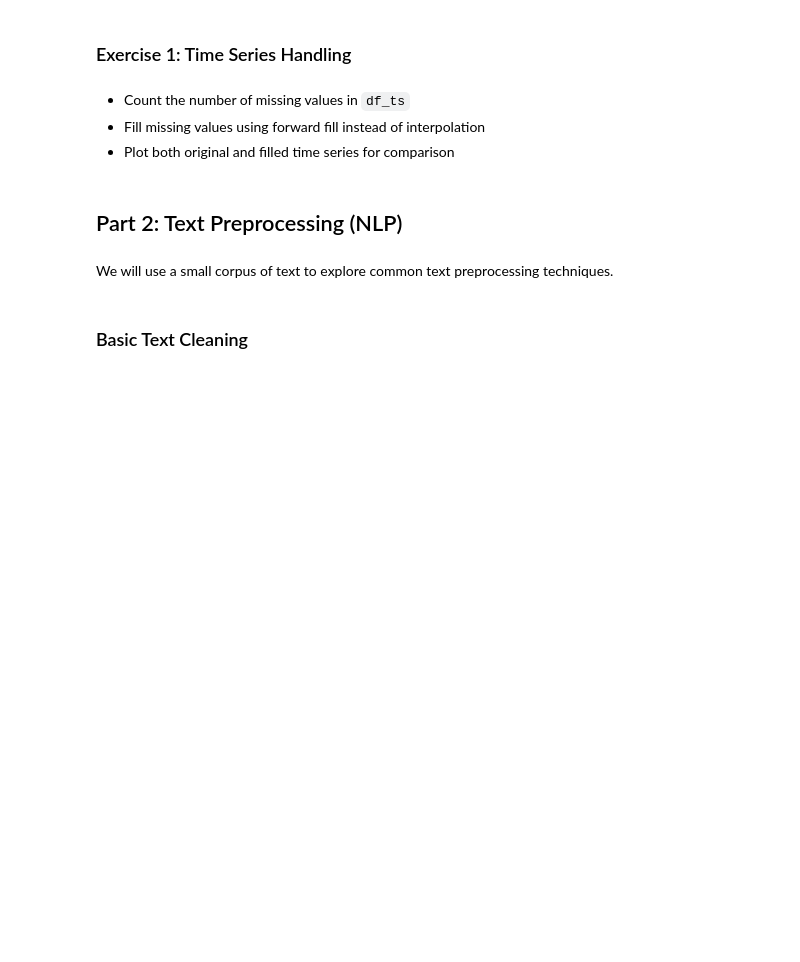
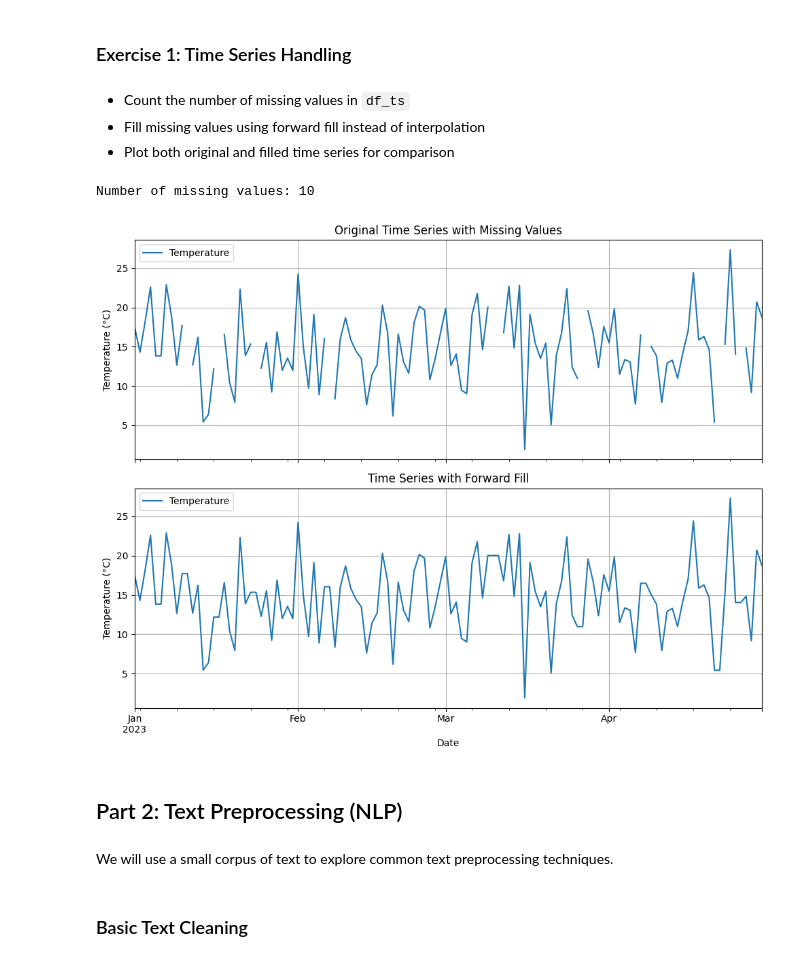
Before and after one commit to charlotte-waegeneire/Cours-Data-Science-M2, a Jupyter notebook: DataScience/Exercice_3.ipynb, the cells around one changed output. Cells and saved outputs as stored; diff of their text form; code cells hidden in the pictures; blank space fills up the shorter version.

```diff
--- a/DataScience/Exercice_3.ipynb
+++ b/DataScience/Exercice_3.ipynb
@@ -51,8 +69,30 @@ df_weekly.head()
 - Fill missing values using forward fill instead of interpolation
 - Plot both original and filled time series for comparison
 # %%
-# TODO: Fill missing values using ffill
+# Count the number of missing values in df_ts
+missing_count = df_ts["Temperature"].isna().sum()
+print(f"Number of missing values: {missing_count}")
+
+# Fill missing values using forward fill instead of interpolation
 df_ffill = df_ts.fillna(method="ffill")
+
+fig, axes = plt.subplots(2, 1, figsize=(10, 8), sharex=True)
+
+# Plot original data with missing values
+df_ts.plot(ax=axes[0], title="Original Time Series with Missing Values")
+axes[0].set_ylabel("Temperature (°C)")
+axes[0].grid(True)
+
+# Plot filled data
+df_ffill.plot(ax=axes[1], title="Time Series with Forward Fill")
+axes[1].set_ylabel("Temperature (°C)")
+axes[1].grid(True)
+
+plt.tight_layout()
+plt.show()
+# %% [output]
+Number of missing values: 10
+[figure, added]
 # %% [markdown]
 ## Part 2: Text Preprocessing (NLP)
 # %% [markdown]
```
Also changed, not shown: parts of 7 cells of this notebook.
